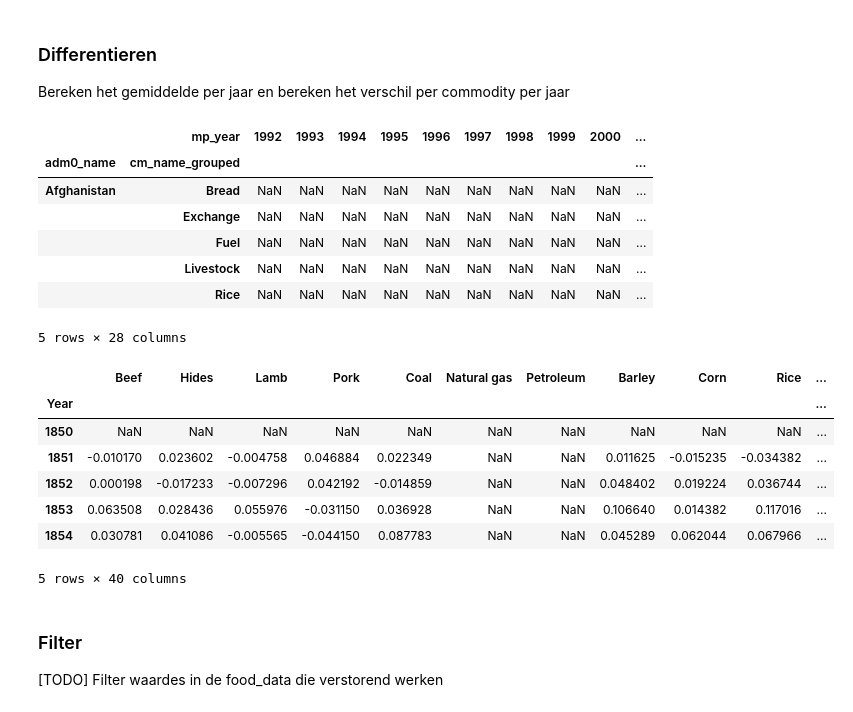
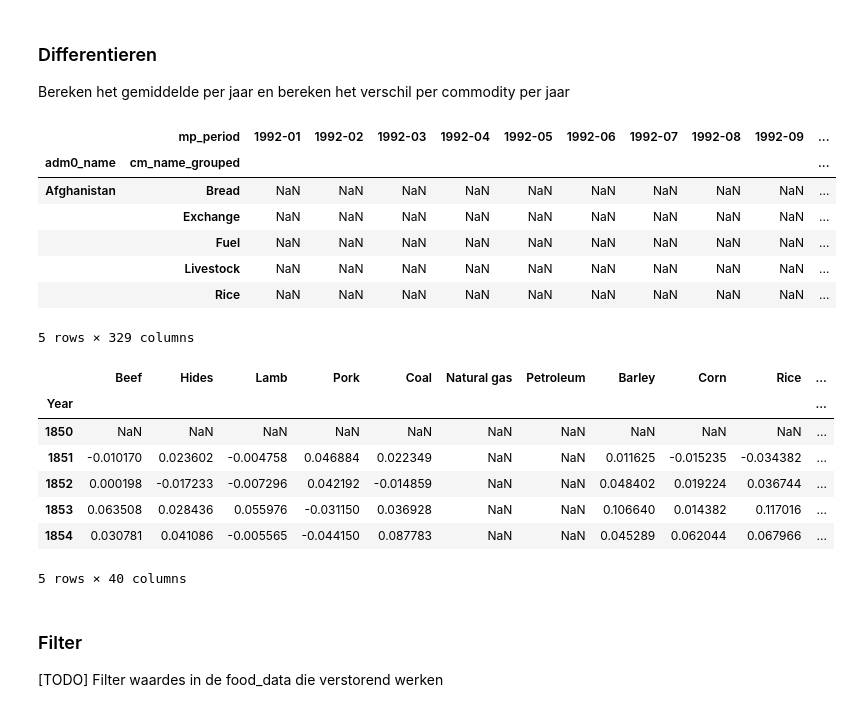
Before and after one commit to Zaturrby/infoviz-voedsel, a Jupyter notebook: foodprices.ipynb, the cells around one changed output. Cells and saved outputs as stored; diff of their text form; code cells hidden in the pictures.

```diff
--- a/foodprices.ipynb
+++ b/foodprices.ipynb
@@ -72,3 +72,6 @@ food_diff_df hier eigenlijk wel moet staan.
 voeg een kolom toe met een goed geformateerde datum
 # %%
 food_df["mp_date"] = pd.to_datetime(food_df[["mp_year", "mp_month"]].assign(day=1).rename(columns={"mp_year": "year", "mp_month": "month"}))
+# food_df["mp_period"] = food_df["mp_date"].dt.to_period("M").dt.to_timestamp()
+food_df["mp_period"] = food_df["mp_date"].dt.to_period("M").astype(str)
+display(food_df["mp_period"])
@@ -129,20 +150,20 @@ display(imf_df.head())
 
 Bereken het gemiddelde per jaar en bereken het verschil per commodity per jaar
 # %%
-food_diff_df = food_df.groupby(by=["adm0_name", "cm_name_grouped", "mp_year"])["mp_price_norm"].mean().unstack(level=2).diff(axis=1)
+food_diff_df = food_df.groupby(by=["adm0_name", "cm_name_grouped", "mp_period"])["mp_price_norm"].mean().unstack(level=2).diff(axis=1)
 display(food_diff_df.head())
 
 imf_diff_df = imf_df.diff()
 display(imf_diff_df.head())
 # %% [output]
-|  | mp_year | 1992 | 1993 | 1994 | 1995 | 1996 | 1997 | 1998 | 1999 | 2000 | ... |
+|  | mp_period | 1992-01 | 1992-02 | 1992-03 | 1992-04 | 1992-05 | 1992-06 | 1992-07 | 1992-08 | 1992-09 | ... |
 | adm0_name | cm_name_grouped |  |  |  |  |  |  |  |  |  | ... |
 | Afghanistan | Bread | NaN | NaN | NaN | NaN | NaN | NaN | NaN | NaN | NaN | ... |
 |  | Exchange | NaN | NaN | NaN | NaN | NaN | NaN | NaN | NaN | NaN | ... |
 |  | Fuel | NaN | NaN | NaN | NaN | NaN | NaN | NaN | NaN | NaN | ... |
 |  | Livestock | NaN | NaN | NaN | NaN | NaN | NaN | NaN | NaN | NaN | ... |
 |  | Rice | NaN | NaN | NaN | NaN | NaN | NaN | NaN | NaN | NaN | ... |
-5 rows × 28 columns
+5 rows × 329 columns
 |  | Beef | Hides | Lamb | Pork | Coal | Natural gas | Petroleum | Barley | Corn | Rice | ... |
 | Year |  |  |  |  |  |  |  |  |  |  | ... |
 | 1850 | NaN | NaN | NaN | NaN | NaN | NaN | NaN | NaN | NaN | NaN | ... |
```
Also changed, not shown: parts of 5 cells of this notebook.
